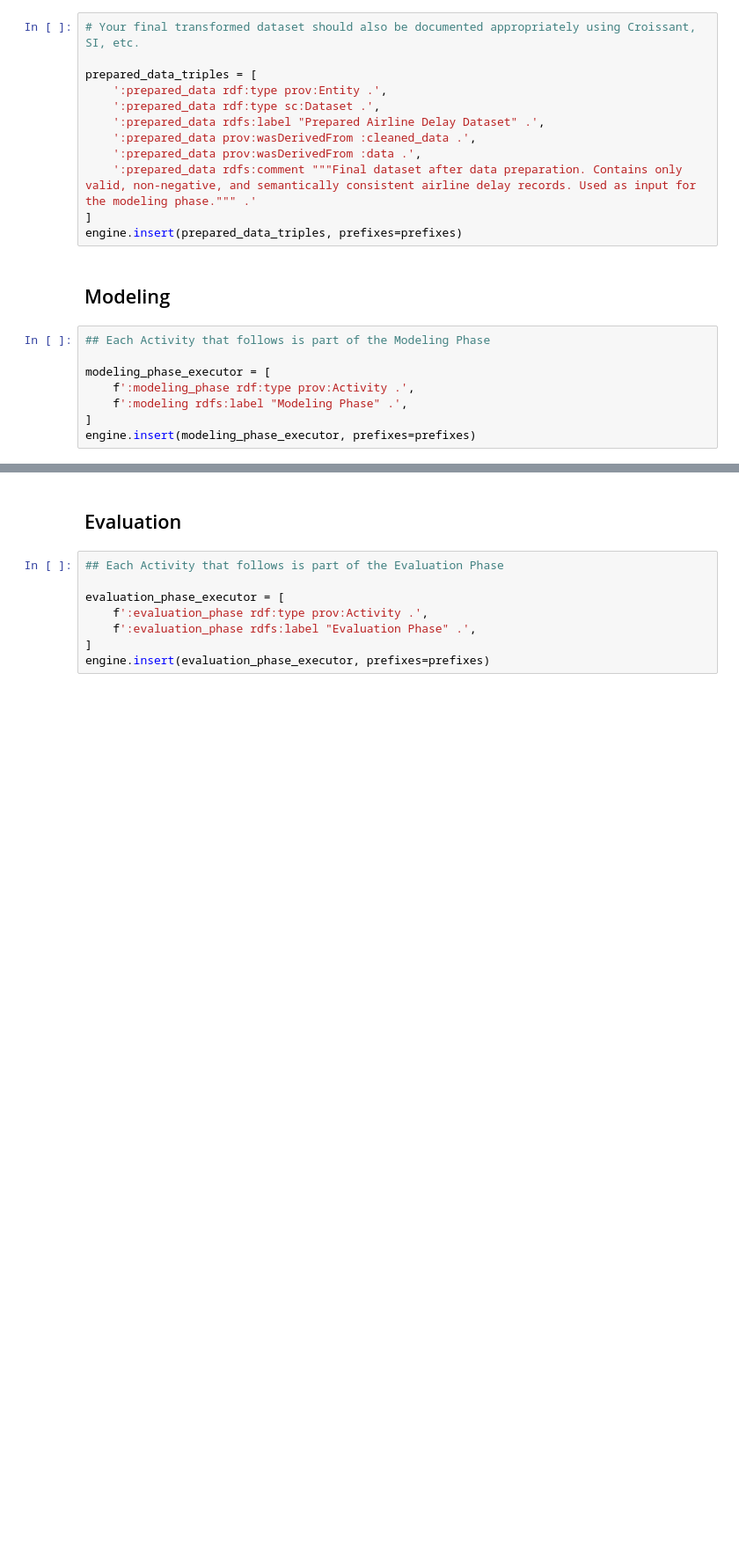
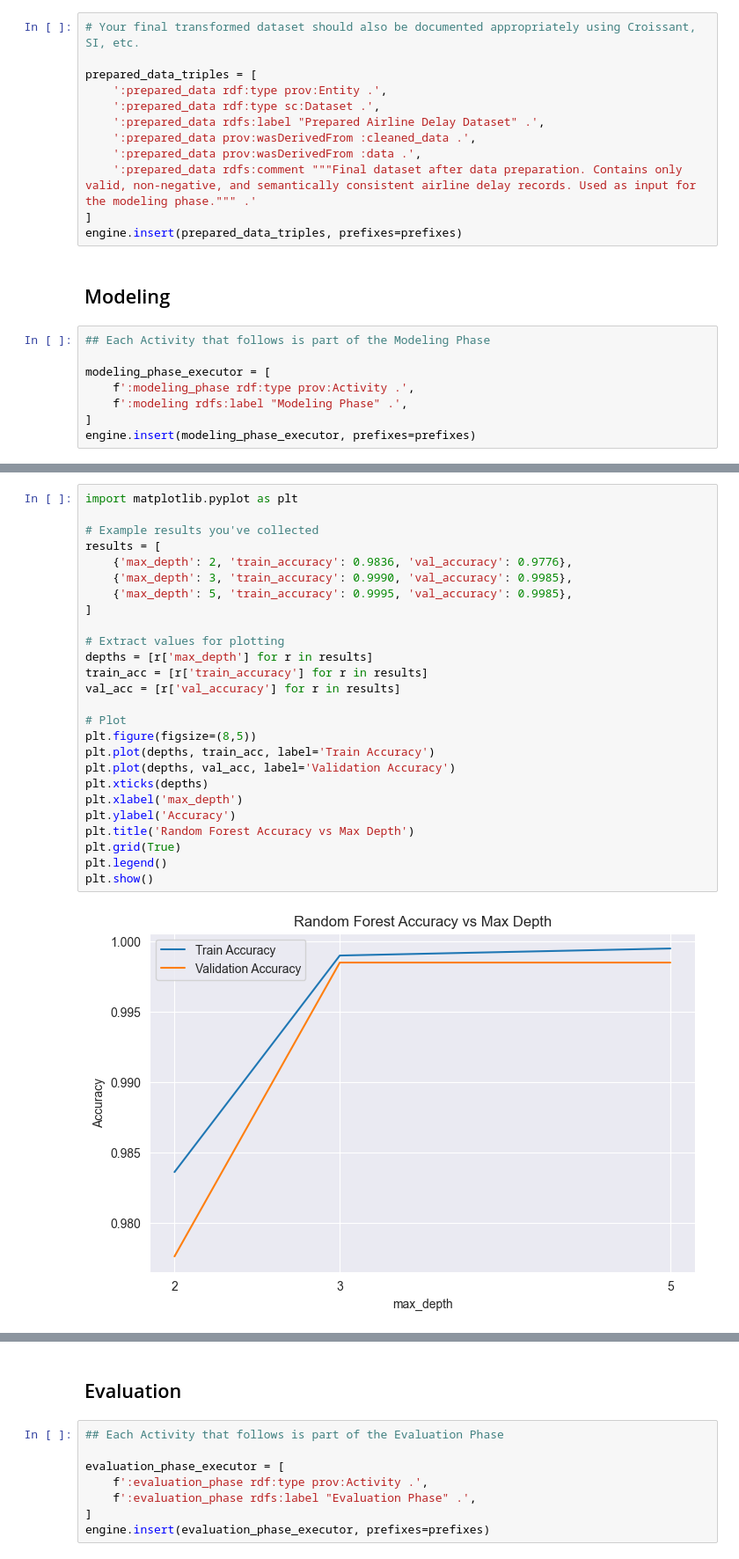
Before and after one commit to Bernhg4/businessintelligence_group043_a3, a Jupyter notebook: airline_delay_043.ipynb, the cells around one changed output, grey strips where cells are left out. Shown at 88% size. Cells and saved outputs as stored; diff of their text form; blank space fills up the shorter version.

```diff
--- a/airline_delay_043.ipynb
+++ b/airline_delay_043.ipynb
@@ -2331,0 +2447,28 @@ engine.insert(train_model_activity, prefixes=prefixes)
+# %%
+import matplotlib.pyplot as plt
+
+# Example results you've collected
+results = [
+    {'max_depth': 2, 'train_accuracy': 0.9836, 'val_accuracy': 0.9776},
+    {'max_depth': 3, 'train_accuracy': 0.9990, 'val_accuracy': 0.9985},
+    {'max_depth': 5, 'train_accuracy': 0.9995, 'val_accuracy': 0.9985},
+]
+
+# Extract values for plotting
+depths = [r['max_depth'] for r in results]
+train_acc = [r['train_accuracy'] for r in results]
+val_acc = [r['val_accuracy'] for r in results]
+
+# Plot
+plt.figure(figsize=(8,5))
+plt.plot(depths, train_acc, label='Train Accuracy')
+plt.plot(depths, val_acc, label='Validation Accuracy')
+plt.xticks(depths)
+plt.xlabel('max_depth')
+plt.ylabel('Accuracy')
+plt.title('Random Forest Accuracy vs Max Depth')
+plt.grid(True)
+plt.legend()
+plt.show()
+# %% [output]
+[figure, added]
```
Also changed, not shown: parts of 7 cells of this notebook.
